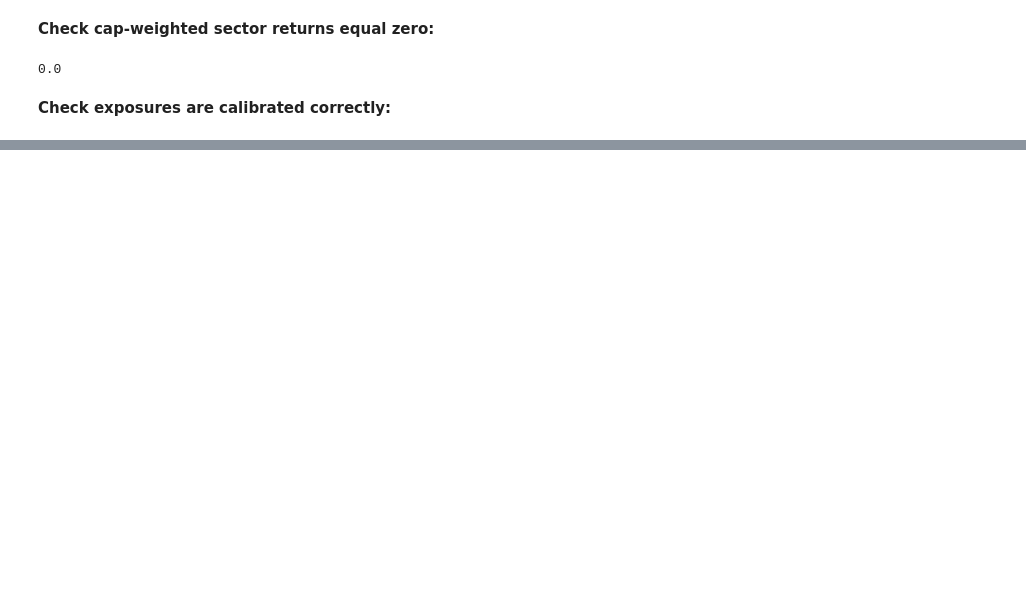
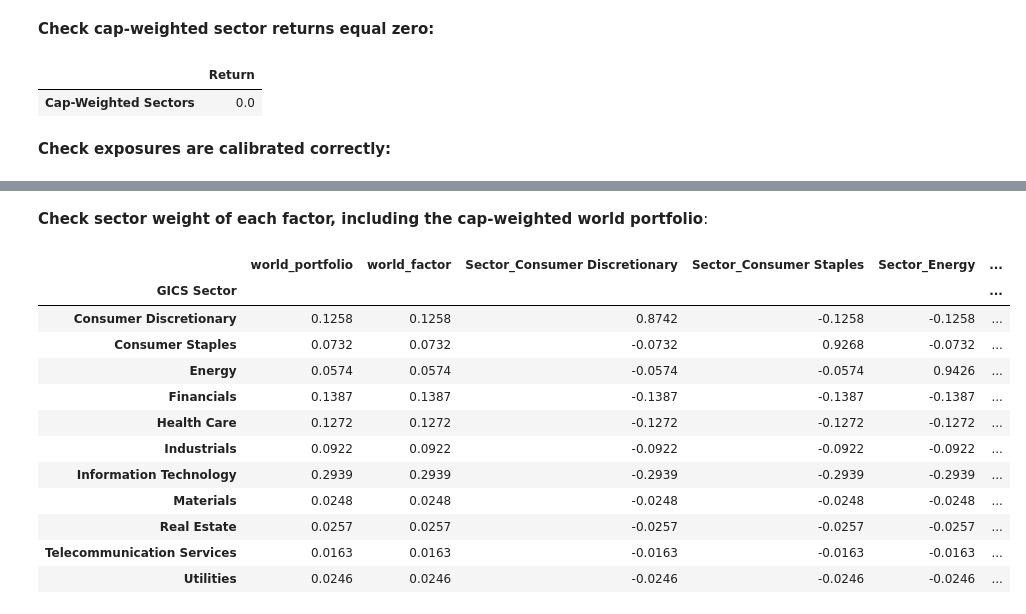
Before and after one commit to chandrab/implementing_papers, a Jupyter notebook: notebooks/Characterstics of Factor Portfolios/characteristics_of_factor_portfolios.ipynb, the cells around one changed output, grey strips where cells are left out. Cells and saved outputs as stored; diff of their text form; code cells hidden in the pictures; blank space fills up the shorter version.

```diff
--- a/notebooks/Characterstics of Factor Portfolios/characteristics_of_factor_portfolios.ipynb
+++ b/notebooks/Characterstics of Factor Portfolios/characteristics_of_factor_portfolios.ipynb
@@ -544,9 +594,10 @@ dtype: float64
 # %% [markdown]
 **Check cap-weighted sector returns equal zero:**
 # %%
-round(np.dot(f_pure.T, SW_g.values)[0][0], 10)
+pd.DataFrame(round(np.dot(f_pure.T, SW_g.values)[0][0], 10), index=['Cap-Weighted Sectors'], columns=['Return'])
 # %% [output]
-0.0
+|  | Return |
+| Cap-Weighted Sectors | 0.0 |
 # %% [markdown]
 **Check exposures are calibrated correctly:**
 # %%
@@ -568,3 +619,31 @@ round(pd.DataFrame(np.dot(omega_p, X), index=X.columns, columns=X.columns), 2)
 | value | 0.0 | -0.00 | 0.00 | 0.00 | 0.00 | ... |
 | size | 0.0 | 0.00 | 0.00 | 0.00 | 0.00 | ... |
 | low_risk | -0.0 | -0.00 | 0.00 | -0.00 | 0.00 | ... |
+# %% [markdown]
+**Check sector weight of each factor, including the cap-weighted world portfolio**:
+# %%
+sector_wgts = pd.concat([pd.DataFrame(w_n.values, index=df.index, columns=['world_portfolio']), df['GICS Sector']], axis=1)
+sector_wgts = sector_wgts.groupby('GICS Sector').sum()
+
+factor_names = omega_p.index
+for factor in factor_names:
+    temp_df = pd.DataFrame(omega_p.loc[factor].values, index=df.index, columns=[factor])
+    temp_df = pd.concat([temp_df, df['GICS Sector']], axis=1)
+    temp_df = temp_df.groupby('GICS Sector').sum()
+    sector_wgts[factor] = temp_df
+# %%
+round(sector_wgts, 4)
+# %% [output]
+|  | world_portfolio | world_factor | Sector_Consumer Discretionary | Sector_Consumer Staples | Sector_Energy | ... |
+| GICS Sector |  |  |  |  |  | ... |
+| Consumer Discretionary | 0.1258 | 0.1258 | 0.8742 | -0.1258 | -0.1258 | ... |
+| Consumer Staples | 0.0732 | 0.0732 | -0.0732 | 0.9268 | -0.0732 | ... |
+| Energy | 0.0574 | 0.0574 | -0.0574 | -0.0574 | 0.9426 | ... |
+| Financials | 0.1387 | 0.1387 | -0.1387 | -0.1387 | -0.1387 | ... |
+| Health Care | 0.1272 | 0.1272 | -0.1272 | -0.1272 | -0.1272 | ... |
+| Industrials | 0.0922 | 0.0922 | -0.0922 | -0.0922 | -0.0922 | ... |
+| Information Technology | 0.2939 | 0.2939 | -0.2939 | -0.2939 | -0.2939 | ... |
+| Materials | 0.0248 | 0.0248 | -0.0248 | -0.0248 | -0.0248 | ... |
+| Real Estate | 0.0257 | 0.0257 | -0.0257 | -0.0257 | -0.0257 | ... |
+| Telecommunication Services | 0.0163 | 0.0163 | -0.0163 | -0.0163 | -0.0163 | ... |
+| Utilities | 0.0246 | 0.0246 | -0.0246 | -0.0246 | -0.0246 | ... |
```
Also changed, not shown: parts of 27 cells of this notebook.
